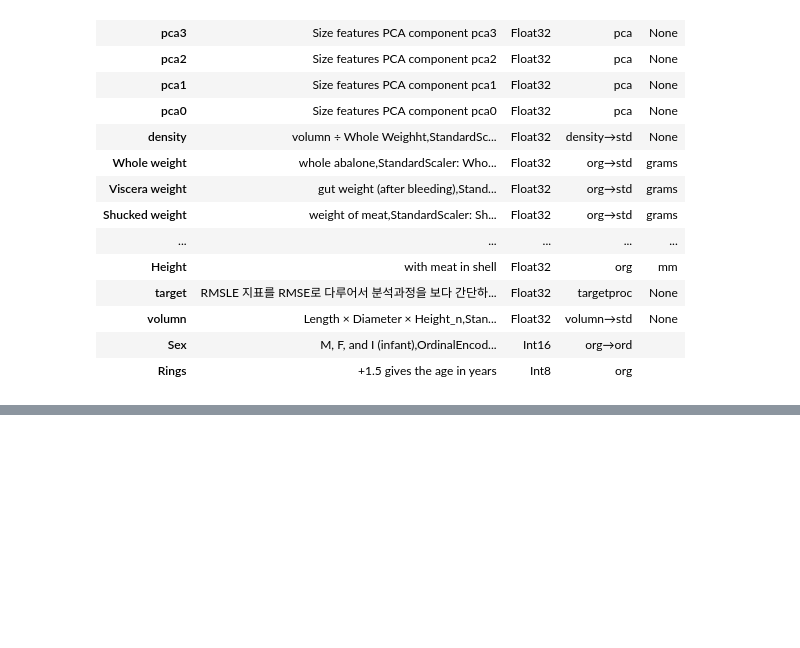
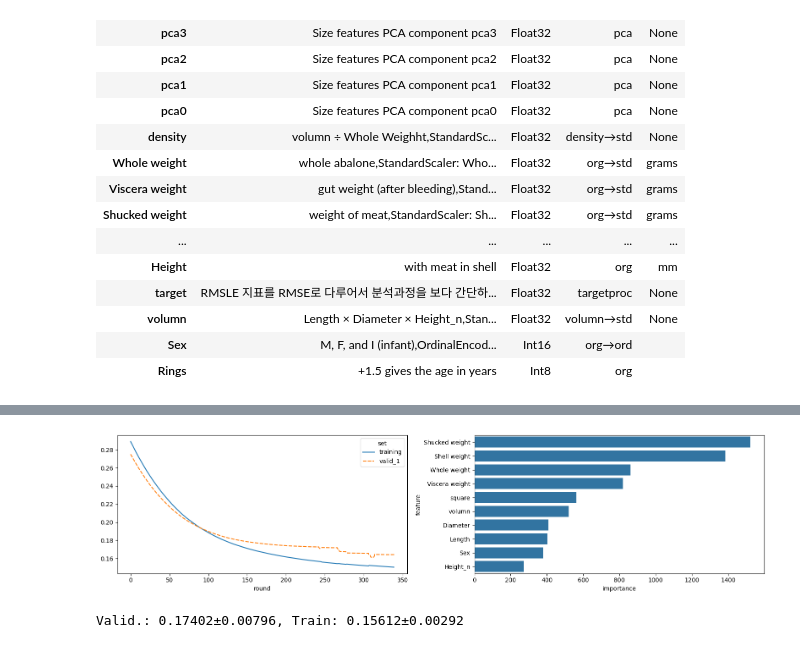
Before and after one commit to sunkusun9/sgml, a Jupyter notebook: abalone.ipynb, the cells around one changed output, grey strips where cells are left out. Saved outputs shown, nothing was run; the diff lists cells and outputs as text; code cells hidden in the pictures; blank space fills up the shorter version.

```diff
--- a/abalone.ipynb
+++ b/abalone.ipynb
@@ -374,0 +493,18 @@ del dfl_test
+# %%
+# Early Stopping 사용
+X_lgb_2 = ['Diameter', 'Whole weight', 'Viscera weight', 'Shucked weight', 'Shell weight', 'Length', 'Height_n', 'square', 'volumn', 'Sex']
+lgb_result, train_result = stk.eval_model(
+    'lgb_2', lgb.LGBMRegressor,
+    {'verbose': -1, 'random_state': 123, 'num_leaves': 27, 'n_estimators': 1500, 'learning_rate': 0.01, 'colsample_bytree': 0.75, 'subsample': 0.5, 'subsample_freq': 1, 'metric': 'rmse'},
+    df_train, X_lgb_2, 'target',
+    result_proc=sgml.lgb_learning_result,
+    train_params={
+        'valid_splitter': valid_splitter,
+        'fit_params': {'categorical_feature': ['Sex'], 'callbacks': [lgb.early_stopping(10, verbose=False)]},
+        'valid_config_proc': sgml.gb_valid_config
+    }, sp_y = 'Rings_cut'
+)
+show_gb_cv_result(lgb_result, train_result)
+# %% [output]
+[figure, added]
+Valid.: 0.17402±0.00796, Train: 0.15612±0.00292
```
Also changed, not shown: parts of 32 cells of this notebook.
